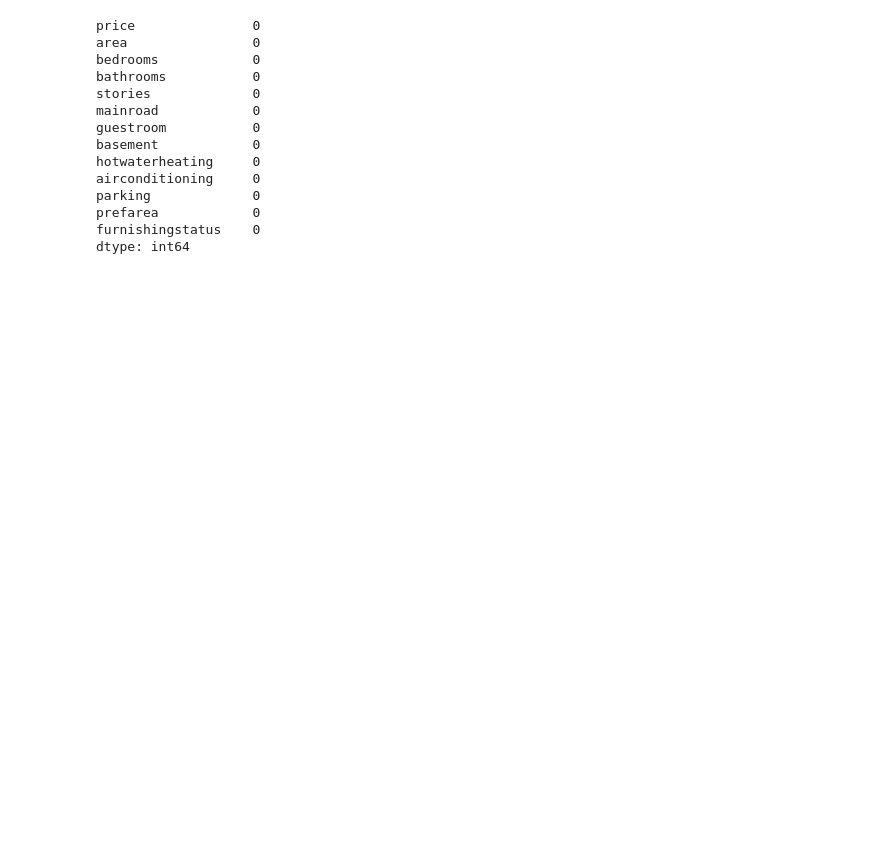
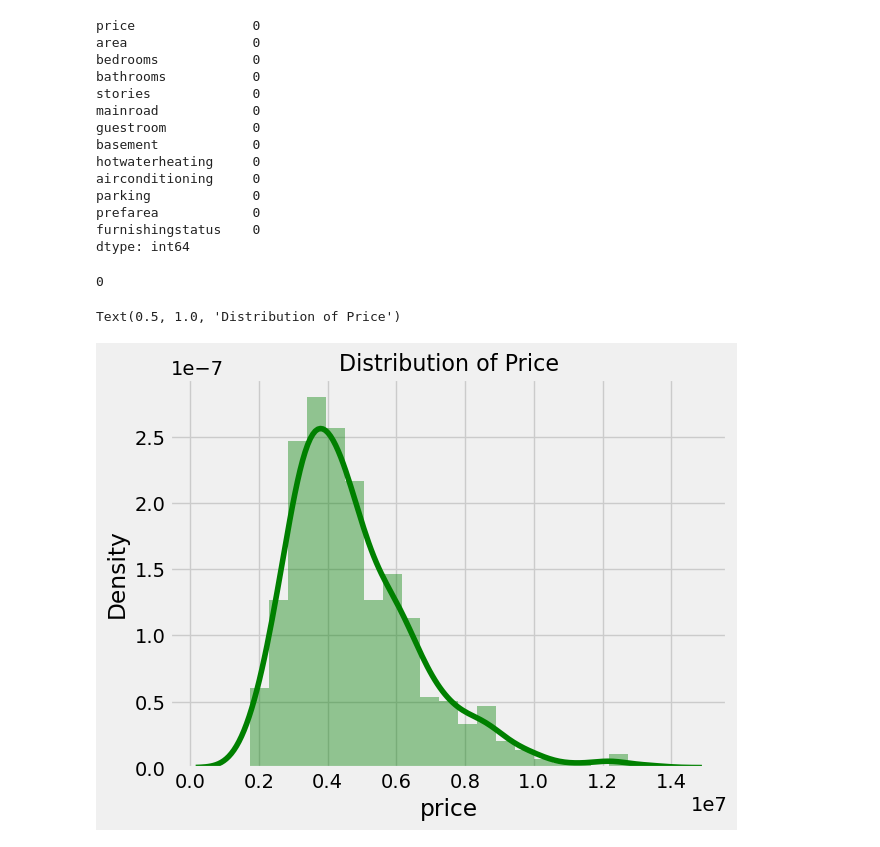
Before and after one commit to colorpool/DS_Bootcamp, a Jupyter notebook: Final_Pro/Final_Pro_Housing.ipynb, the cells around one changed output. Cells and saved outputs as stored; diff of their text form; code cells hidden in the pictures; blank space fills up the shorter version.

```diff
--- a/Final_Pro/Final_Pro_Housing.ipynb
+++ b/Final_Pro/Final_Pro_Housing.ipynb
@@ -1,8 +1,22 @@
 # %%
 import pandas as pd
 import numpy as np
+import seaborn as sns
 import matplotlib.pyplot as plt
+from sklearn import metrics
 
+from sklearn.preprocessing import OneHotEncoder, StandardScaler
+from sklearn.model_selection import train_test_split
+
+from sklearn.linear_model import LinearRegression, Ridge, Lasso
+from sklearn.metrics import mean_absolute_error, mean_squared_error
+
+from sklearn.tree import DecisionTreeRegressor
+from sklearn.ensemble import RandomForestRegressor
+
+plt.style.use('fivethirtyeight')
 %matplotlib inline
+
 import warnings
+
 warnings.filterwarnings("ignore")
@@ -73,3 +89,14 @@ parking             0
 prefarea            0
 furnishingstatus    0
 dtype: int64
+# %%
+df.duplicated().sum()
+# %% [output]
+0
+# %%
+df.isna().sum()
+sns.distplot(df['price'], color='green')
+plt.title('Distribution of Price',fontsize=16)
+# %% [output]
+Text(0.5, 1.0, 'Distribution of Price')
+[figure, added]
```
Also changed, not shown: parts of 49 cells of this notebook.
